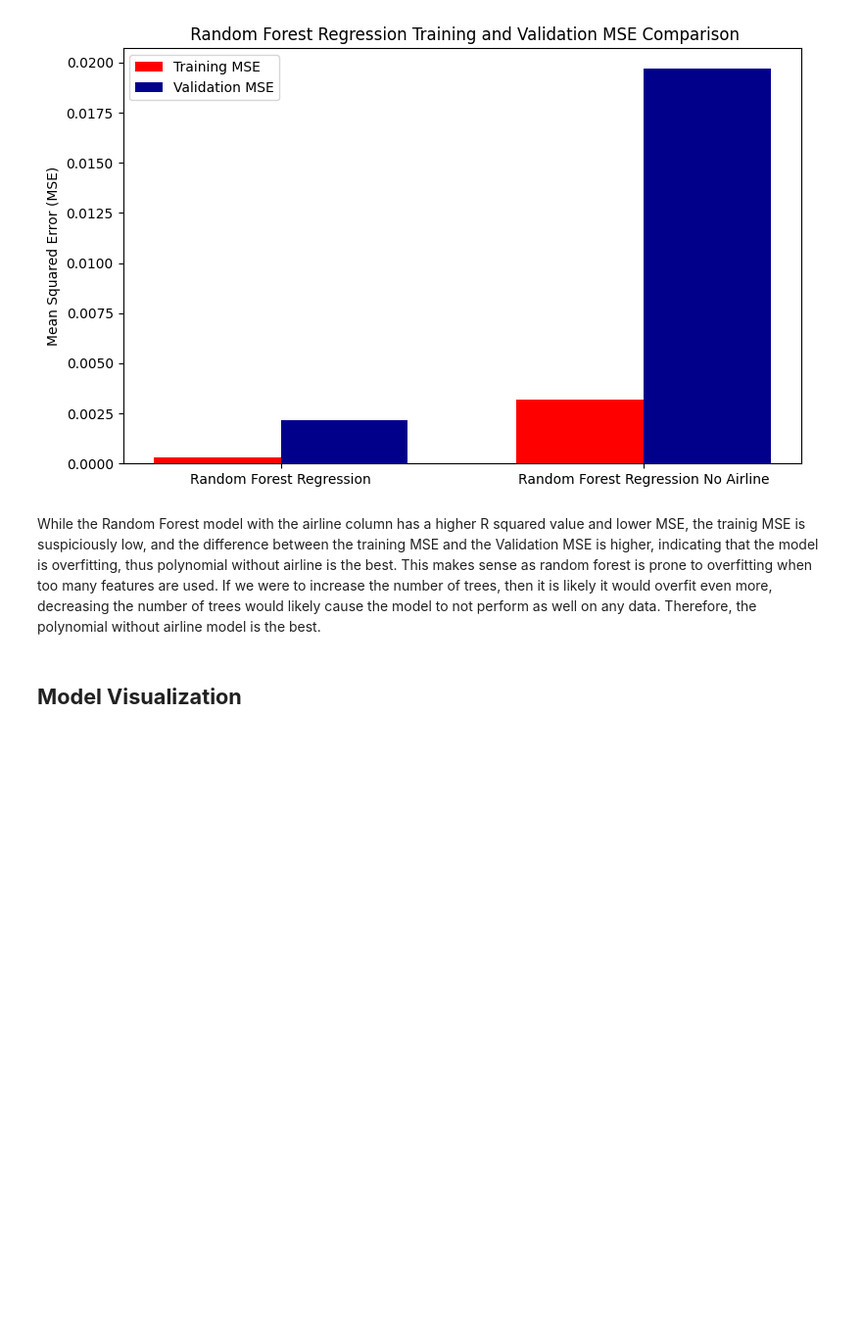
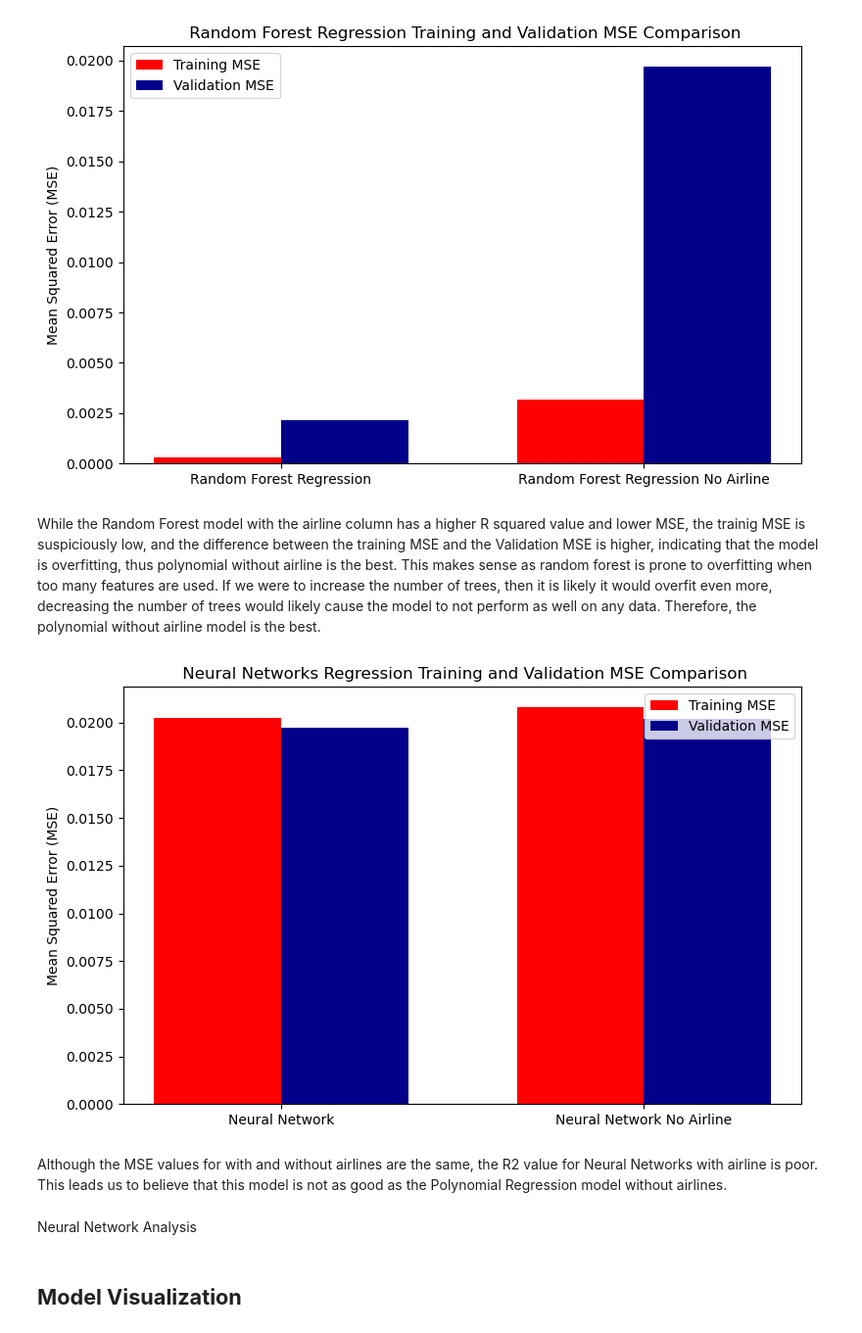
Before and after one commit to rohan-w123/CMSC320Project, a Jupyter notebook: CMSC320_Final_Project.ipynb, the cells around one changed output. Shown at 98% size. Cells and saved outputs as stored; diff of their text form; code cells hidden in the pictures; blank space fills up the shorter version.

Commit message:
MLP for without airlines and analysis

```diff
--- a/CMSC320_Final_Project.ipynb
+++ b/CMSC320_Final_Project.ipynb
@@ -919,18 +935,25 @@ Validation R^2 score: 0.7206728294495517
 # %% [markdown]
 Lastly, lets see if making a neural network gives us any better predictions than the machine learning models
 # %%
-kf = KFold(n_splits=5, shuffle=True, random_state=42)
-
+# Creates a multi-layer perceptron regressor where the ReLU activation function is used.
 mlp = MLPRegressor(hidden_layer_sizes=(150, 75, 37), activation='relu', alpha=1e-5, max_iter=10000, random_state=42)
 
+# Creates a pipeline which scales the data using StandardScalar
 pipe_mlp = make_pipeline(StandardScaler(), mlp)
 
+#Performs k-fold cross validation with k=5
+kf = KFold(n_splits=5, shuffle=True, random_state=42)
 r2 = cross_val_score(pipe_mlp, X_train, y_train.values.ravel(), cv=kf, scoring='r2')
+
 
 print("MLP  R2 mean:", np.round(r2.mean(), 3))
 
+#Training the model and getting the predictions
 pipe_mlp.fit(X_train, y_train.values.ravel())
 y_pred = pipe_mlp.predict(X_test)
+pred_train = pipe_mlp.predict(X_train)
+training_mse_mlp = mean_squared_error(y_train, pred_train)
+validation_mse_mlp = mean_squared_error(y_test, y_pred)
 
 print("MSE: ",mean_squared_error(y_test,y_pred))
 print("R2",r2_score(y_test,y_pred))
@@ -1029,6 +1054,33 @@ plt.show()
 # %% [markdown]
 
 While the Random Forest model with the airline column has a higher R squared value and lower MSE, the trainig MSE is suspiciously low, and the difference between the training MSE and the Validation MSE is higher, indicating that the model is overfitting, thus polynomial without airline is the best. This makes sense as random forest is prone to overfitting when too many features are used. If we were to increase the number of trees, then it is likely it would overfit even more, decreasing the number of trees would likely cause the model to not perform as well on any data. Therefore, the polynomial without airline model is the best.
+# %%
+#Creating the labels for the model
+labels = ['Neural Network', 'Neural Network No Airline']
+training_mse_rf_values = [training_mse_mlp, training_mse_mlpwa]
+validation_mse_rf_values = [validation_mse_mlp, validation_mse_mlpwa]
+
+#X locations for the groups
+x = np.arange(len(labels))
+width = 0.35
+
+#Plotting the data
+fig, ax = plt.subplots(figsize=(8, 5))
+bars1 = ax.bar(x - width/2, training_mse_rf_values, width, label= 'Training MSE', color='red')
+bars2 = ax.bar(x + width/2, validation_mse_rf_values, width, label='Validation MSE', color='darkblue')
+ax.set_ylabel('Mean Squared Error (MSE)')
+ax.set_title(' Neural Networks Regression Training and Validation MSE Comparison')
+ax.set_xticks(x)
+ax.set_xticklabels(labels)
+ax.legend()
+plt.tight_layout()
+plt.show()
+# %% [output]
+[figure, added]
+# %% [markdown]
+Although the MSE values for with and without airlines are the same, the R2 value for Neural Networks with airline is poor. This leads us to believe that this model is not as good as the Polynomial Regression model without airlines.
+# %% [markdown]
+Neural Network Analysis
 # %% [markdown]
 ## **Model Visualization**
 # %% [markdown]
```
Also changed, not shown: parts of 12 cells of this notebook.
